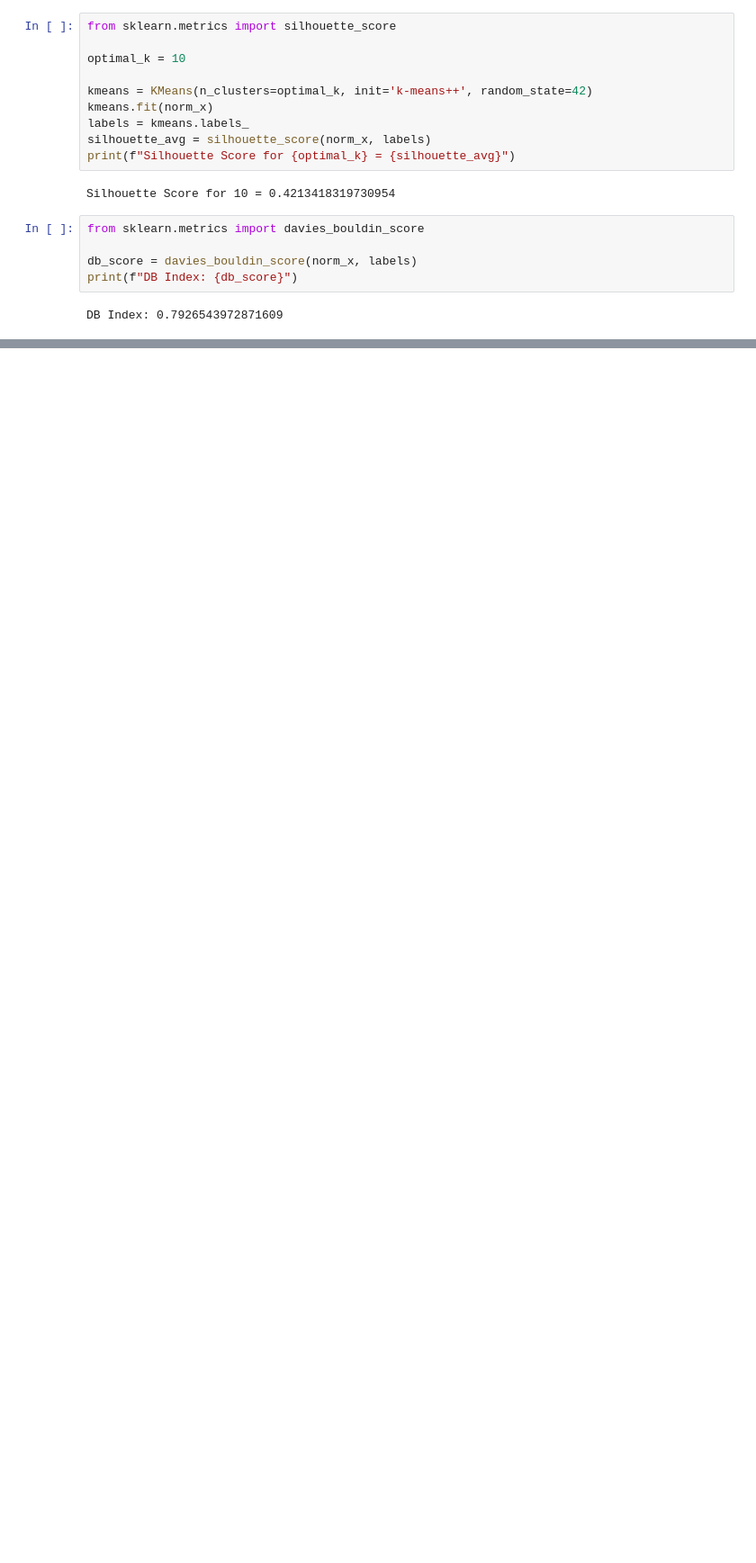
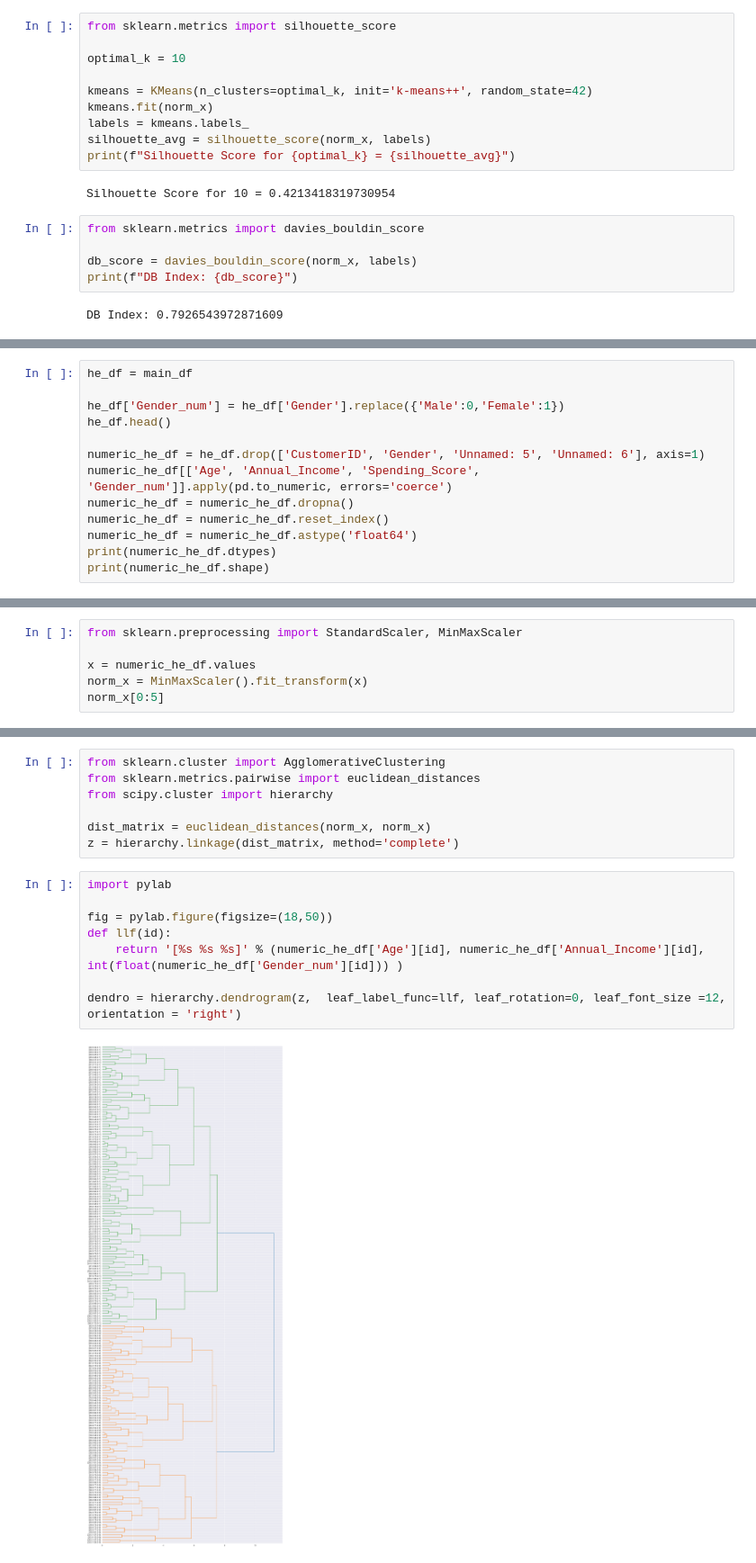
Before and after one commit to MohammadSAzar/MachineLearning-Maktankhooneh-Course-, a Jupyter notebook: S4/Project/S5-Proj.ipynb, the cells around one changed output, grey strips where cells are left out. Shown at 90% size. Saved outputs shown, nothing was run; the diff lists cells and outputs as text; blank space fills up the shorter version.

```diff
--- a/S4/Project/S5-Proj.ipynb
+++ b/S4/Project/S5-Proj.ipynb
@@ -145,0 +148,13 @@ sns.scatterplot(x=pca_data[:, 0], y=pca_data[:, 1], hue=labels, palette="Set1")
+# %%
+he_df = main_df
+
+he_df['Gender_num'] = he_df['Gender'].replace({'Male':0,'Female':1})
+he_df.head()
+
+numeric_he_df = he_df.drop(['CustomerID', 'Gender', 'Unnamed: 5', 'Unnamed: 6'], axis=1)
+numeric_he_df[['Age', 'Annual_Income', 'Spending_Score', 'Gender_num']].apply(pd.to_numeric, errors='coerce')
+numeric_he_df = numeric_he_df.dropna()
+numeric_he_df = numeric_he_df.reset_index()
+numeric_he_df = numeric_he_df.astype('float64')
+print(numeric_he_df.dtypes)
+print(numeric_he_df.shape)
@@ -145,0 +169,6 @@ sns.scatterplot(x=pca_data[:, 0], y=pca_data[:, 1], hue=labels, palette="Set1")
+# %%
+from sklearn.preprocessing import StandardScaler, MinMaxScaler
+
+x = numeric_he_df.values
+norm_x = MinMaxScaler().fit_transform(x)
+norm_x[0:5]
@@ -145,0 +183,17 @@ sns.scatterplot(x=pca_data[:, 0], y=pca_data[:, 1], hue=labels, palette="Set1")
+# %%
+from sklearn.cluster import AgglomerativeClustering
+from sklearn.metrics.pairwise import euclidean_distances
+from scipy.cluster import hierarchy
+
+dist_matrix = euclidean_distances(norm_x, norm_x)
+z = hierarchy.linkage(dist_matrix, method='complete')
+# %%
+import pylab
+
+fig = pylab.figure(figsize=(18,50))
+def llf(id):
+    return '[%s %s %s]' % (numeric_he_df['Age'][id], numeric_he_df['Annual_Income'][id], int(float(numeric_he_df['Gender_num'][id])) )
+
+dendro = hierarchy.dendrogram(z,  leaf_label_func=llf, leaf_rotation=0, leaf_font_size =12, orientation = 'right')
+# %% [output]
+[figure, added]
```
Also changed, not shown: parts of 24 cells of this notebook, 4 other files.
